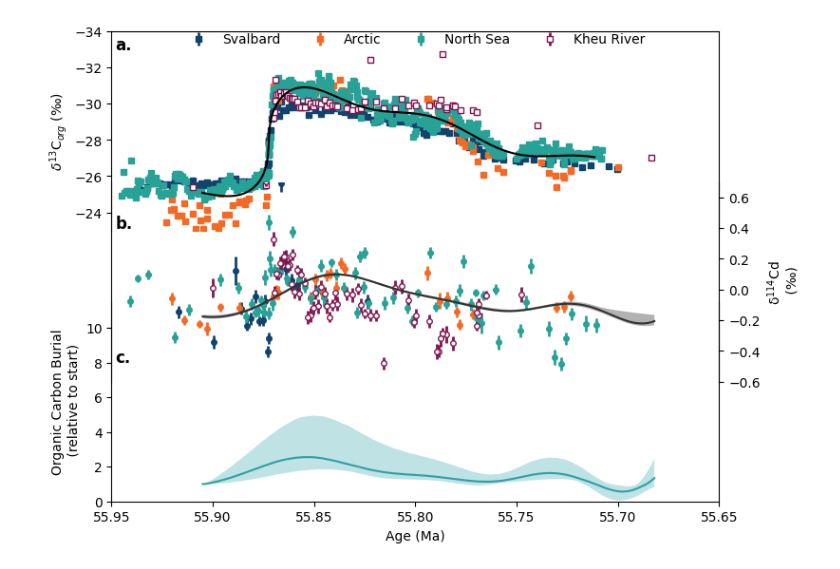
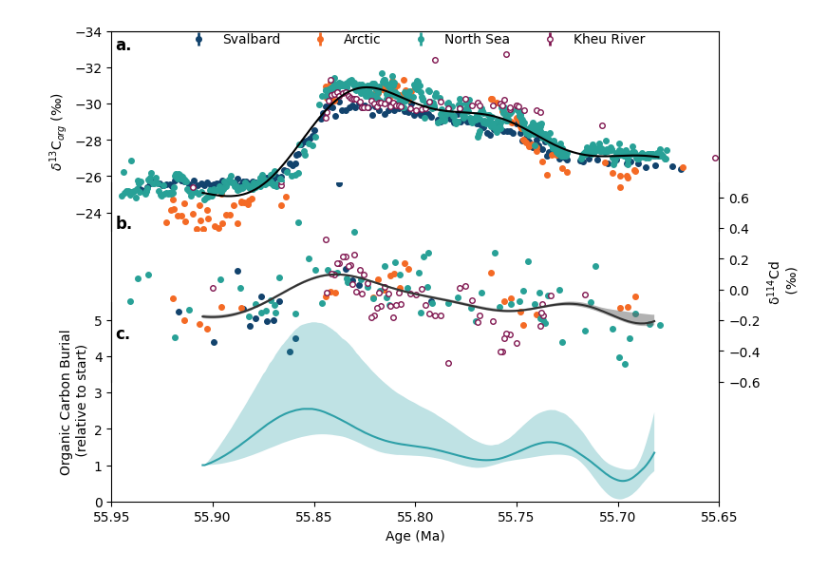
Before and after one commit to DISTILL-RHUL/petm-cadmium-carbon, a Jupyter notebook: code/plotting/plot_figure_2.ipynb, the cells around one changed output. Drawn from its saved outputs; the diff is of its cells as text; code cells hidden in the pictures.

Commit message:
Rerun and minor adjustments to plots

```diff
--- a/code/plotting/plot_figure_2.ipynb
+++ b/code/plotting/plot_figure_2.ipynb
@@ -73,28 +73,34 @@ timestep = prior_metrics["time"].values[0]-prior_metrics["time"].values[1]
 # %%
 # Plot
 figure,axes = pyplot.subplots(nrows=3,figsize=(8,6))
-common_attributes = {"fmt":'s',
+common_attributes = {"fmt":'o',
                      "zorder":0,
                      "markersize":4,
                      "linewidth":2}
 
-svalbard_c_adjusted_ages = compress_leftward(svalbard_c_data["Age model"], focal_age=adjustment_center, steepness=steepness, scale=-onset_adjustment)
-arctic_c_adjusted_ages = compress_leftward(arctic_c_data["Age model"], focal_age=adjustment_center, steepness=steepness, scale=-onset_adjustment)
-northsea_c_adjusted_ages = compress_leftward(northsea_c_data["Age model"], focal_age=adjustment_center, steepness=steepness, scale=-onset_adjustment)
-kheu_c_adjusted_ages = compress_leftward(kheu_c_data["Age model"], focal_age=adjustment_center, steepness=steepness, scale=-onset_adjustment)
+svalbard_c_ages = svalbard_c_data["Age model"].values
+arctic_c_ages = arctic_c_data["Age model"].values
+northsea_c_ages = northsea_c_data["Age model"].values
+kheu_c_ages = kheu_c_data["Age model"].values
 
-handle_0 = axes[0].errorbar(svalbard_c_adjusted_ages,svalbard_c_data["δ13Corg(‰)"],yerr=0.1,color="#12436D",ecolor="#12436D",**common_attributes)
-handle_1 = axes[0].errorbar(arctic_c_adjusted_ages,arctic_c_data["δ13Corg(‰)"],yerr=0.1,color="#F46A25",ecolor="#F46A25",**common_attributes)
-handle_2 = axes[0].errorbar(northsea_c_adjusted_ages,northsea_c_data["δ13Corg(‰)"],yerr=0.1,color="#28A197",ecolor="#28A197",**common_attributes)
-handle_3 = axes[0].errorbar(kheu_c_adjusted_ages,kheu_c_data["δ13Corg(‰)"],yerr=0.1,markeredgecolor="#801650",ecolor="#801650",fmt='s',markerfacecolor="#ffffff",zorder=0,markersize=4,linewidth=2)
+# svalbard_c_adjusted_ages = compress_leftward(svalbard_c_data["Age model"], focal_age=adjustment_center, steepness=steepness, scale=-onset_adjustment)
+# arctic_c_adjusted_ages = compress_leftward(arctic_c_data["Age model"], focal_age=adjustment_center, steepness=steepness, scale=-onset_adjustment)
+# northsea_c_adjusted_ages = compress_leftward(northsea_c_data["Age model"], focal_age=adjustment_center, steepness=steepness, scale=-onset_adjustment)
+# kheu_c_adjusted_ages = compress_leftward(kheu_c_data["Age model"], focal_age=adjustment_center, steepness=steepness, scale=-onset_adjustment)
 
-d13c_gp_query_locations_adjusted = compress_leftward(d13C_gp.query_locations[-1], focal_age=adjustment_center, steepness=steepness, scale=-onset_adjustment)
-axes[0].plot(d13c_gp_query_locations_adjusted,d13C_gp.means[-1][0:],color="black",linestyle="-",zorder=5)
+handle_0 = axes[0].errorbar(svalbard_c_ages,svalbard_c_data["δ13Corg(‰)"],yerr=0.1,color="#12436D",ecolor="#12436D",**common_attributes)
+handle_1 = axes[0].errorbar(arctic_c_ages,arctic_c_data["δ13Corg(‰)"],yerr=0.1,color="#F46A25",ecolor="#F46A25",**common_attributes)
+handle_2 = axes[0].errorbar(northsea_c_ages,northsea_c_data["δ13Corg(‰)"],yerr=0.1,color="#28A197",ecolor="#28A197",**common_attributes)
+handle_3 = axes[0].errorbar(kheu_c_ages,kheu_c_data["δ13Corg(‰)"],yerr=0.1,markeredgecolor="#801650",ecolor="#801650",fmt='o',markerfacecolor="#ffffff",zorder=0,markersize=4,linewidth=2)
+
+d13c_query_locations = d13C_gp.query_locations[-1]
+# d13c_gp_query_locations_adjusted = compress_leftward(d13C_gp.query_locations[-1], focal_age=adjustment_center, steepness=steepness, scale=-onset_adjustment)
+axes[0].plot(d13c_query_locations,d13C_gp.means[-1][0:],color="black",linestyle="-",zorder=5)
 
 d13C_patch_y = numpy.concatenate((numpy.squeeze(d13C_gp.quantile(0.025,group=-1))[0:],
                                       numpy.squeeze(d13C_gp.quantile(0.975,group=-1))[::-1]))
-d13C_patch_x = numpy.concatenate((d13c_gp_query_locations_adjusted,
-                                      d13c_gp_query_locations_adjusted[::-1]))
+d13C_patch_x = numpy.concatenate((d13c_query_locations,
+                                      d13c_query_locations[::-1]))
 d13C_patch = patches.Polygon(numpy.concatenate((d13C_patch_x[:,numpy.newaxis],
                                                 d13C_patch_y[:,numpy.newaxis]),
                                                axis=1),facecolor="grey",alpha=0.5,zorder=4)
@@ -113,15 +119,20 @@ common_attributes = {"fmt":'o',
                      "markersize":4,
                      "linewidth":2}
 
-svalbard_adjusted_ages = compress_leftward(svalbard_cd_data["Age model"], focal_age=adjustment_center, steepness=steepness, scale=-onset_adjustment)
-arctic_adjusted_ages = compress_leftward(arctic_cd_data["Age model"], focal_age=adjustment_center, steepness=steepness, scale=-onset_adjustment)
-northsea_adjusted_ages = compress_leftward(northsea_cd_data["Age model"], focal_age=adjustment_center, steepness=steepness, scale=-onset_adjustment)
-kheu_adjusted_ages = compress_leftward(kheu_cd_data["Age model"], focal_age=adjustment_center, steepness=steepness, scale=-onset_adjustment)
+svalbard_ages = svalbard_cd_data["Age model"].values
+arctic_ages = arctic_cd_data["Age model"].values
+northsea_ages = northsea_cd_data["Age model"].values
+kheu_ages = kheu_cd_data["Age model"].values
 
-handle_0 = axes[1].errorbar(svalbard_adjusted_ages,svalbard_cd_data["δ114Cd(‰)"],yerr=svalbard_cd_data["δ114Cd (2σ)"],color="#12436D",ecolor="#12436D",**common_attributes)
-handle_1 = axes[1].errorbar(arctic_adjusted_ages,arctic_cd_data["δ114Cd(‰)"],yerr=arctic_cd_data["δ114Cd (2σ)"],color="#F46A25",ecolor="#F46A25",**common_attributes)
-handle_2 = axes[1].errorbar(northsea_adjusted_ages,northsea_cd_data["δ114Cd(‰)"],yerr=northsea_cd_data["δ114Cd (2σ)"],color="#28A197",ecolor="#28A197",**common_attributes)
-handle_3 = axes[1].errorbar(kheu_adjusted_ages,kheu_cd_data["δ114Cd(‰)"],yerr=kheu_cd_data["δ114Cd (2σ)"],markeredgecolor="#801650",ecolor="#801650",fmt='o',markerfacecolor="#ffffff",zorder=0,markersize=4,linewidth=2)
+# svalbard_adjusted_ages = compress_leftward(svalbard_cd_data["Age model"], focal_age=adjustment_center, steepness=steepness, scale=-onset_adjustment)
+# arctic_adjusted_ages = compress_leftward(arctic_cd_data["Age model"], focal_age=adjustment_center, steepness=steepness, scale=-onset_adjustment)
+# northsea_adjusted_ages = compress_leftward(northsea_cd_data["Age model"], focal_age=adjustment_center, steepness=steepness, scale=-onset_adjustment)
+# kheu_adjusted_ages = compress_leftward(kheu_cd_data["Age model"], focal_age=adjustment_center, steepness=steepness, scale=-onset_adjustment)
+
+handle_0 = axes[1].errorbar(svalbard_ages,svalbard_cd_data["δ114Cd(‰)"],yerr=0,color="#12436D",ecolor="#12436D",**common_attributes)
+handle_1 = axes[1].errorbar(arctic_ages,arctic_cd_data["δ114Cd(‰)"],yerr=0,color="#F46A25",ecolor="#F46A25",**common_attributes)
+handle_2 = axes[1].errorbar(northsea_ages,northsea_cd_data["δ114Cd(‰)"],yerr=0,color="#28A197",ecolor="#28A197",**common_attributes)
+handle_3 = axes[1].errorbar(kheu_ages,kheu_cd_data["δ114Cd(‰)"],yerr=0,markeredgecolor="#801650",ecolor="#801650",fmt='o',markerfacecolor="#ffffff",zorder=0,markersize=4,linewidth=2)
 
 indices = range(0,len(prior_results))
 colormap = pyplot.colormaps.get_cmap("autumn")(numpy.linspace(0,1,len(indices)))
@@ -155,7 +166,7 @@ organic_posterior_patch = patches.Polygon(numpy.concatenate((organic_posterior_p
 axes[2].add_patch(organic_posterior_patch)
 axes[2].plot(time,posterior_metrics["relative_organic_flux_median"][0:-1],color="#2ea0a8",linestyle="-")
 
-axes[2].set_ylim((0.0,11.5))
+axes[2].set_ylim((0.0, 5.5))
 axes[2].set_ylabel("Organic Carbon Burial\n (relative to start)")
 axes[2].set_xlabel("Age (Ma)")
 
@@ -163,32 +174,33 @@ axes[2].set_xlabel("Age (Ma)")
 axes_height = 0.35
 axes_width = 0.8
 axes[0].set_position([0.125,0.575,axes_width,axes_height])
 axes[1].set_position([0.125,0.31,axes_width,axes_height])
 axes[2].set_position([0.125,0.1,axes_width,axes_height])
 
 # Move middle y axis to right
 axes[1].yaxis.tick_right()
 axes[1].yaxis.set_label_position("right")
 
 for axis in axes:
     axis.set_facecolor("none")
     axis.spines['top'].set_visible(False)
     axis.spines['bottom'].set_visible(False)
     axis.set_xlim((55.95,55.65))
 for axis in axes[:-1]:
     axis.get_xaxis().set_ticks([])
 axes[0].spines['top'].set_visible(True)
 axes[-1].spines['bottom'].set_visible(True)
 
 # Add alphabetical labels
 label_x = 55.948
 axes[0].text(label_x,-33,"a.",fontsize=12,fontweight="bold")
 axes[1].text(label_x,0.4,"b.",fontsize=12,fontweight="bold")
-axes[2].text(label_x,8.0,"c.",fontsize=12,fontweight="bold")
+axes[2].text(label_x,4.5,"c.",fontsize=12,fontweight="bold")
 
 # figure.savefig("./figures/carbon_cadmium_burial.pdf",transparent=True)
 figure.savefig("../../figures/carbon_cadmium_burial_relative.png",dpi=600)
+figure.savefig("../../figures/figure_7.svg",dpi=600)
 
 pyplot.show()
 # %% [output]
-[figure, old version]
+[figure, new version]
```
Also changed, not shown: parts of 1 cell of this notebook, 2 other files.
